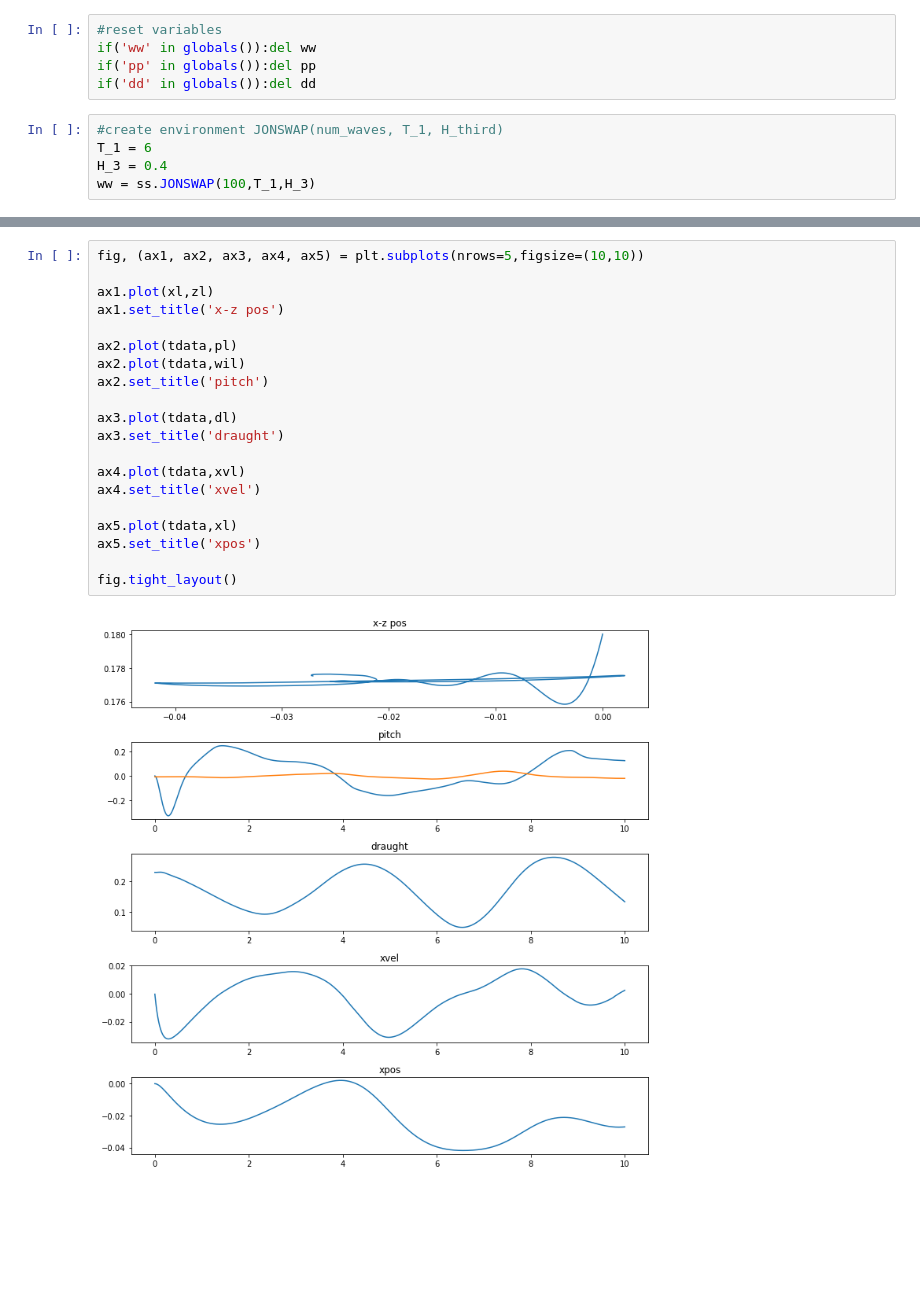
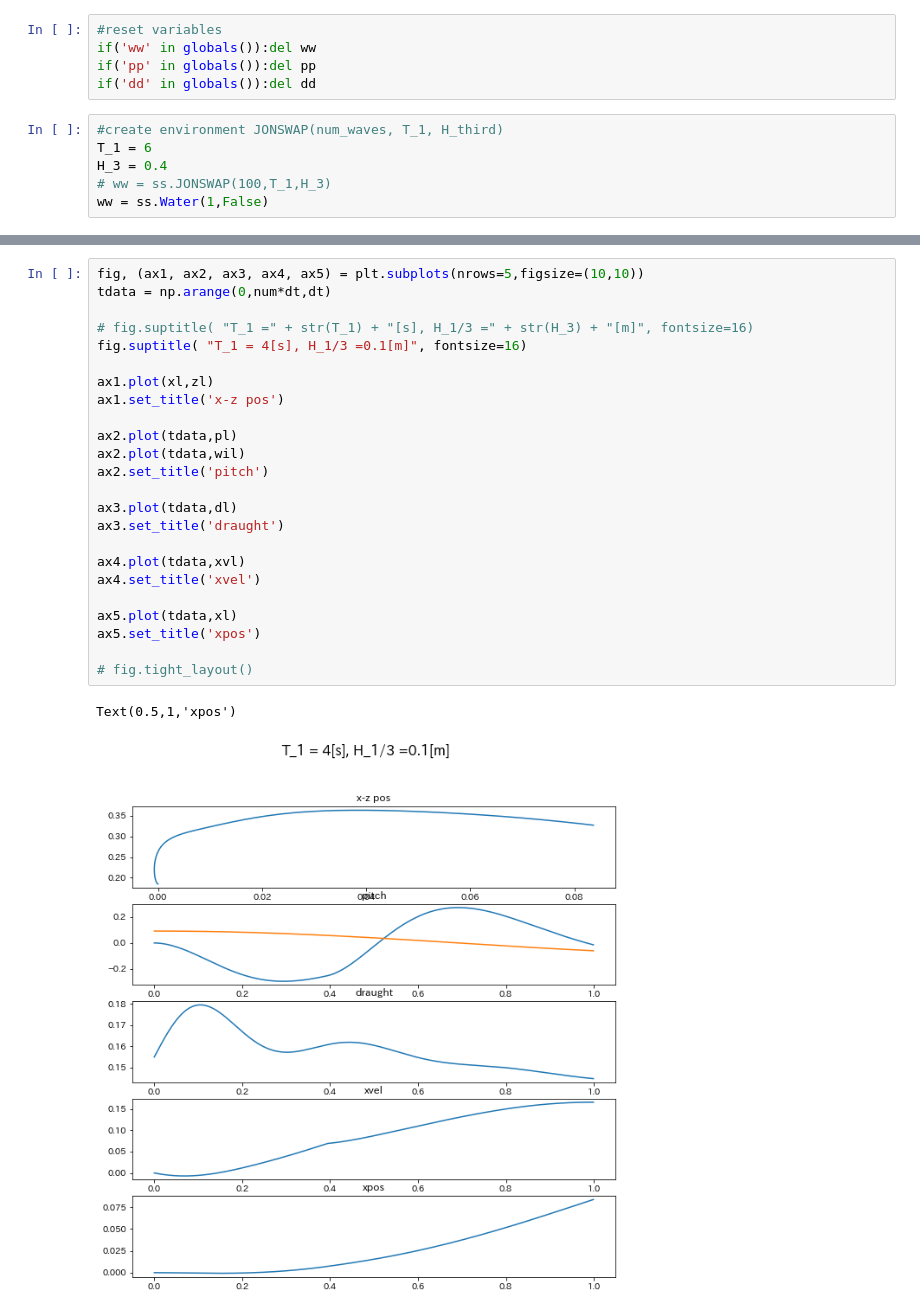
Before and after one commit to shiokoala/soturon, a Jupyter notebook: simulation_zero_speed.ipynb, the cells around one changed output, grey strips where cells are left out. Saved outputs shown, nothing was run; the diff lists cells and outputs as text; blank space fills up the shorter version.

```diff
--- a/simulation_zero_speed.ipynb
+++ b/simulation_zero_speed.ipynb
@@ -25,5 +26,6 @@ if('dd' in globals()):del dd
 #create environment JONSWAP(num_waves, T_1, H_third)
 T_1 = 6
 H_3 = 0.4
-ww = ss.JONSWAP(100,T_1,H_3)
+# ww = ss.JONSWAP(100,T_1,H_3)
+ww = ss.Water(1,False)
 # %%
@@ -173,22 +160,27 @@ ax.legend()
 # %%
 fig, (ax1, ax2, ax3, ax4, ax5) = plt.subplots(nrows=5,figsize=(10,10))
+tdata = np.arange(0,num*dt,dt)
+
+# fig.suptitle( "T_1 =" + str(T_1) + "[s], H_1/3 =" + str(H_3) + "[m]", fontsize=16)
+fig.suptitle( "T_1 = 4[s], H_1/3 =0.1[m]", fontsize=16)
 
 ax1.plot(xl,zl)
 ax1.set_title('x-z pos')
 
 ax2.plot(tdata,pl)
 ax2.plot(tdata,wil)
 ax2.set_title('pitch')
 
 ax3.plot(tdata,dl)
 ax3.set_title('draught')
 
 ax4.plot(tdata,xvl)
 ax4.set_title('xvel')
 
 ax5.plot(tdata,xl)
 ax5.set_title('xpos')
 
-fig.tight_layout()
+# fig.tight_layout()
 # %% [output]
+Text(0.5,1,'xpos')
-[figure, old version]
+[figure, new version]
```
Also changed, not shown: parts of 4 cells of this notebook, 20 other files.
